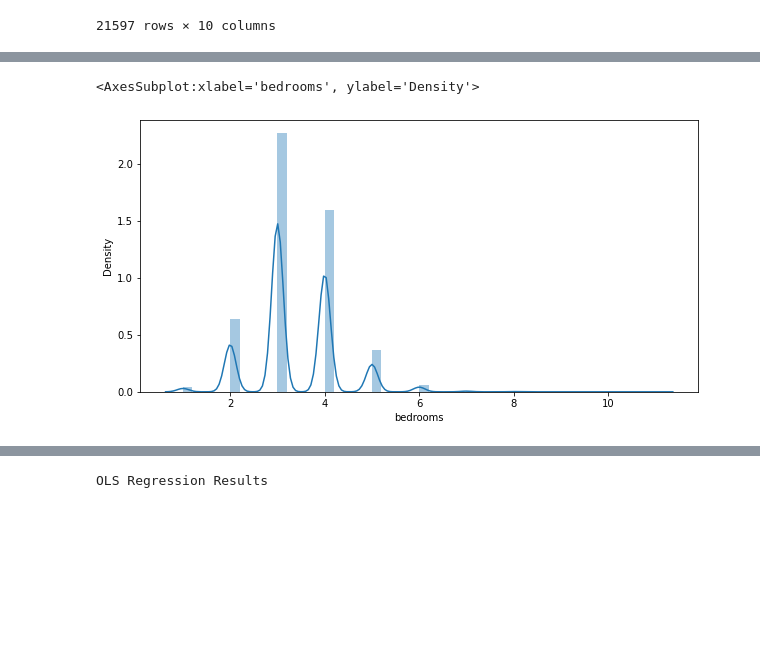
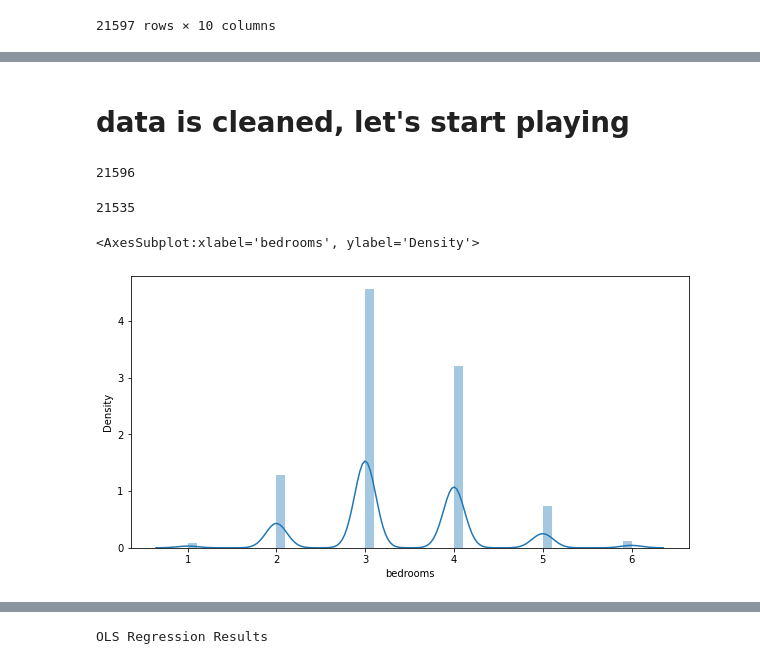
Before and after one commit to axoaxonic/green-housing-dev-analysis-project, a Jupyter notebook: development-notebooks/raul_scratch_code.ipynb, the cells around one changed output, grey strips where cells are left out. Drawn from its saved outputs; the diff is of its cells as text; code cells hidden in the pictures; blank space fills up the shorter version.

```diff
--- a/development-notebooks/raul_scratch_code.ipynb
+++ b/development-notebooks/raul_scratch_code.ipynb
@@ -37,8 +27,6 @@ to_drop = ['id', 'date', 'view', 'sqft_above',
            'zipcode', 'lat', 'long',
            'sqft_living15', 'sqft_lot15']
 df.drop(to_drop, inplace=True, axis=1)
-# %%
-df['grade_number'] = test
 # %%
 # Here is a more simplified version of the data
 df_simple = df
@@ -99,13 +101,22 @@ a
+# %% [markdown]
+# data is cleaned, let's start playing
+# %%
+len(df_simple)
+# %% [output]
+21596
 # %%
 # This function is used in order to arrange our graph to the exact amount of rooms we want to show in the graph
-# i = df_simple.loc[df_simple['bedrooms'] <= 8]
+bed = df.loc[df_simple['bedrooms'] <= 6]
+len(bed)
+# %% [output]
+21535
 # %%
 # This is how the graph of bedrooms looks like without any alterations
 fig, ax = plt.subplots(figsize=(10, 5))
-sns.distplot( a=df_simple["bedrooms"], hist=True)
+sns.distplot( a=bed["bedrooms"], hist=True)
 # %% [output]
 <AxesSubplot:xlabel='bedrooms', ylabel='Density'>
-[figure, old version]
+[figure, new version]
 # %%
 # I cut off the graph up to 1,000,000 in order to use it later for a higher degree of linear regression.
 # The highest value in price is up to a little less than $8,000,000
```
Also changed, not shown: parts of 26 cells of this notebook.
